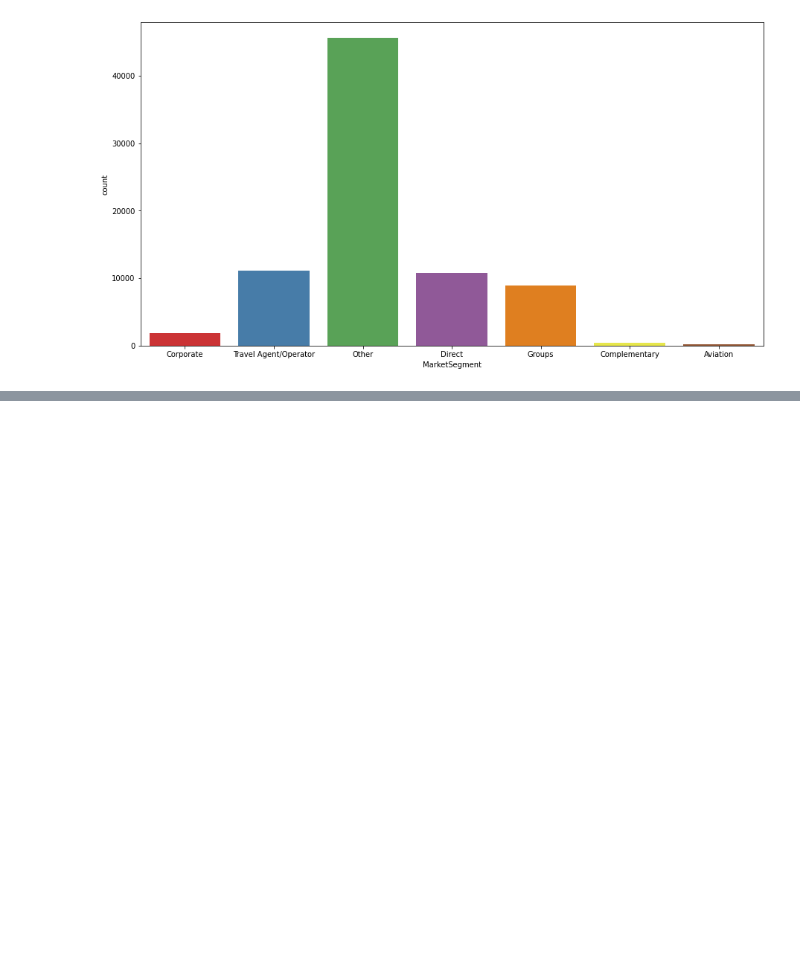
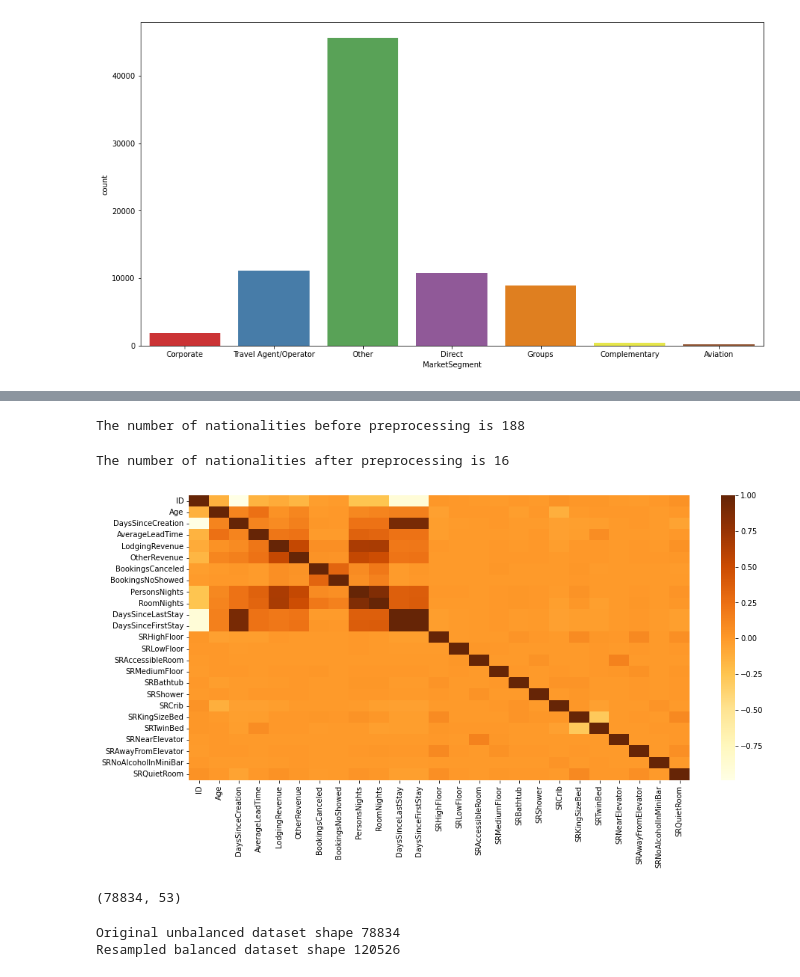
Before and after one commit to vivvvek24/Junior-Data-Scientist-Assignment, a Jupyter notebook: Junior_Data_Scientist_Assignment.ipynb, the cells around one changed output, grey strips where cells are left out. Cells and saved outputs as stored; diff of their text form; code cells hidden in the pictures; blank space fills up the shorter version.

```diff
--- a/Junior_Data_Scientist_Assignment.ipynb
+++ b/Junior_Data_Scientist_Assignment.ipynb
@@ -240,0 +278,23 @@ plt.show()
+# %%
+num_of_countries = df['Nationality'].nunique()
+print('The number of nationalities before preprocessing is %s' %num_of_countries)
+# %% [output]
+The number of nationalities before preprocessing is 188
+# %%
+# Remove unimportant nationalities
+names = df.groupby('Nationality').count().sort_values(by = 'Age', ascending = False)
+top_10_nationalities = list(names[names['Age'] < 1000]['Age'].keys())
+
+for i in top_10_nationalities:
+    df['Nationality'] = df['Nationality'].str.replace(i,'')
+
+print('The number of nationalities after preprocessing is %s' %df['Nationality'].nunique())
+# %% [output]
+The number of nationalities after preprocessing is 16
+# %%
+correlation = df.corr().round(2)
+plt.figure(figsize = (15,7))
+sns.heatmap(correlation, annot = None, cmap = 'YlOrBr')
+plt.show()
+# %% [output]
+[figure, added]
@@ -240,0 +308,17 @@ plt.show()
+# %%
+df.shape
+# %% [output]
+(78834, 53)
+# %%
+#importing SMOTE to handle class imbalance
+from imblearn.over_sampling import SMOTE
+smote = SMOTE()
+
+# fit predictor and target variable
+x_smote, y_smote = smote.fit_resample(df[(i for i in list(df.describe(include='all').columns) if i != 'BookingsCheckedIn')], df['BookingsCheckedIn'])
+
+print('Original unbalanced dataset shape', len(df))
+print('Resampled balanced dataset shape', len(y_smote))
+# %% [output]
+Original unbalanced dataset shape 78834
+Resampled balanced dataset shape 120526
```
Also changed, not shown: parts of 37 cells of this notebook.
